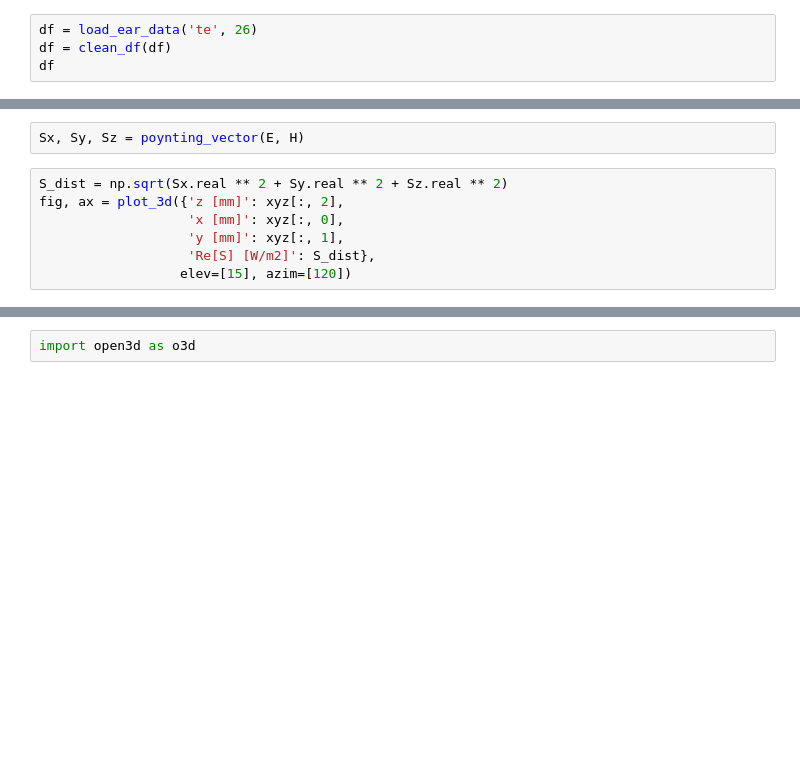
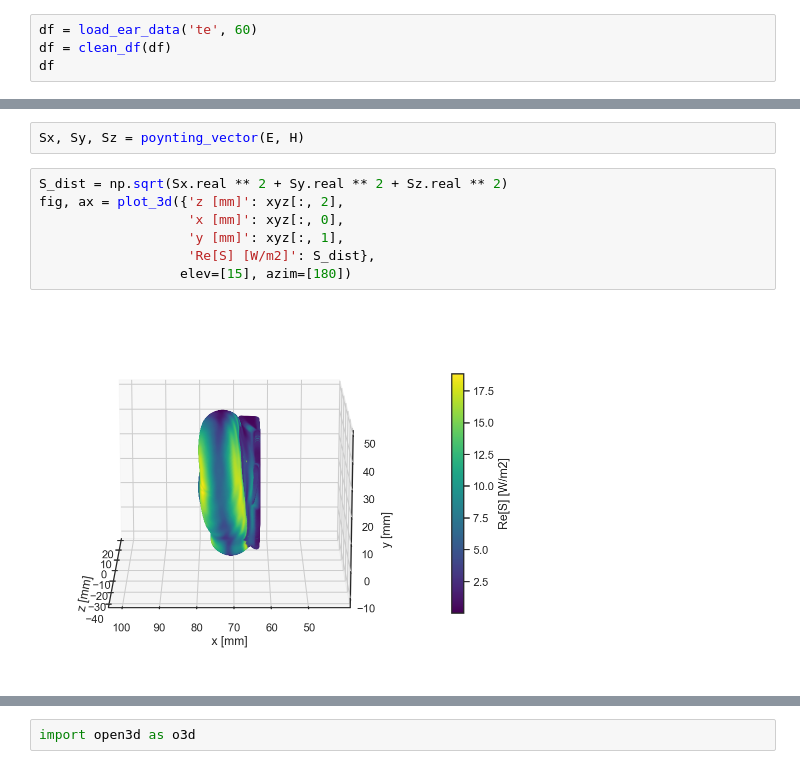
Before and after one commit to akapet00/EMF-exposure-analysis, a Jupyter notebook: notebooks/IMBioC2022_paper.ipynb, the cells around one changed output, grey strips where cells are left out. Cells and saved outputs as stored; diff of their text form; blank space fills up the shorter version.

```diff
--- a/notebooks/IMBioC2022_paper.ipynb
+++ b/notebooks/IMBioC2022_paper.ipynb
@@ -138,6 +138,6 @@ prettify_viz()
 # %%
 PROJECT_NAME = 'IMBioC2022_paper'
 # %%
-df = load_ear_data('te', 26)
+df = load_ear_data('te', 60)
 df = clean_df(df)
 df
@@ -149,8 +163,10 @@ Sx, Sy, Sz = poynting_vector(E, H)
 # %%
 S_dist = np.sqrt(Sx.real ** 2 + Sy.real ** 2 + Sz.real ** 2)
 fig, ax = plot_3d({'z [mm]': xyz[:, 2],
                    'x [mm]': xyz[:, 0],
                    'y [mm]': xyz[:, 1],
                    'Re[S] [W/m2]': S_dist},
-                  elev=[15], azim=[120])
+                  elev=[15], azim=[180])
+# %% [output]
+[figure, added]
 # %%
```
Also changed, not shown: parts of 21 cells of this notebook.
